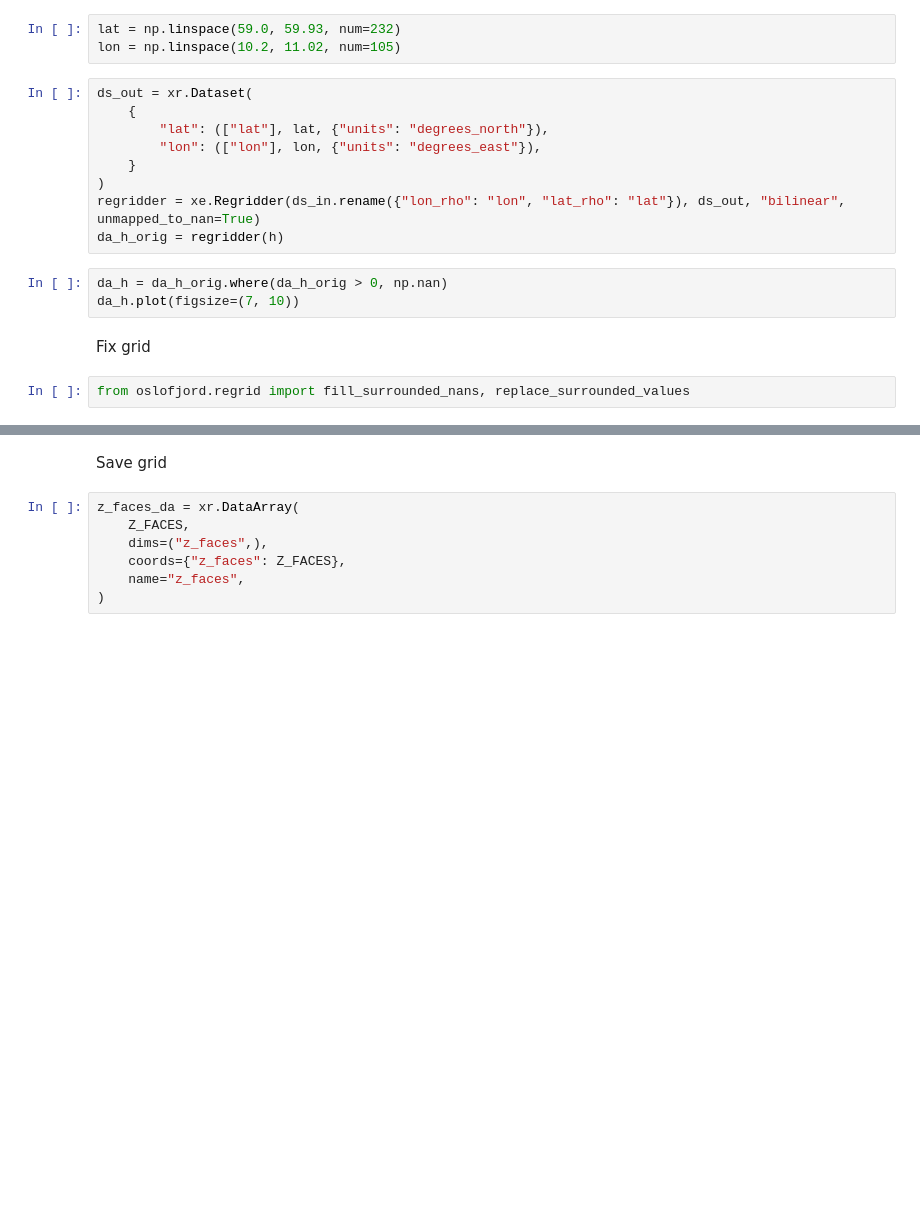
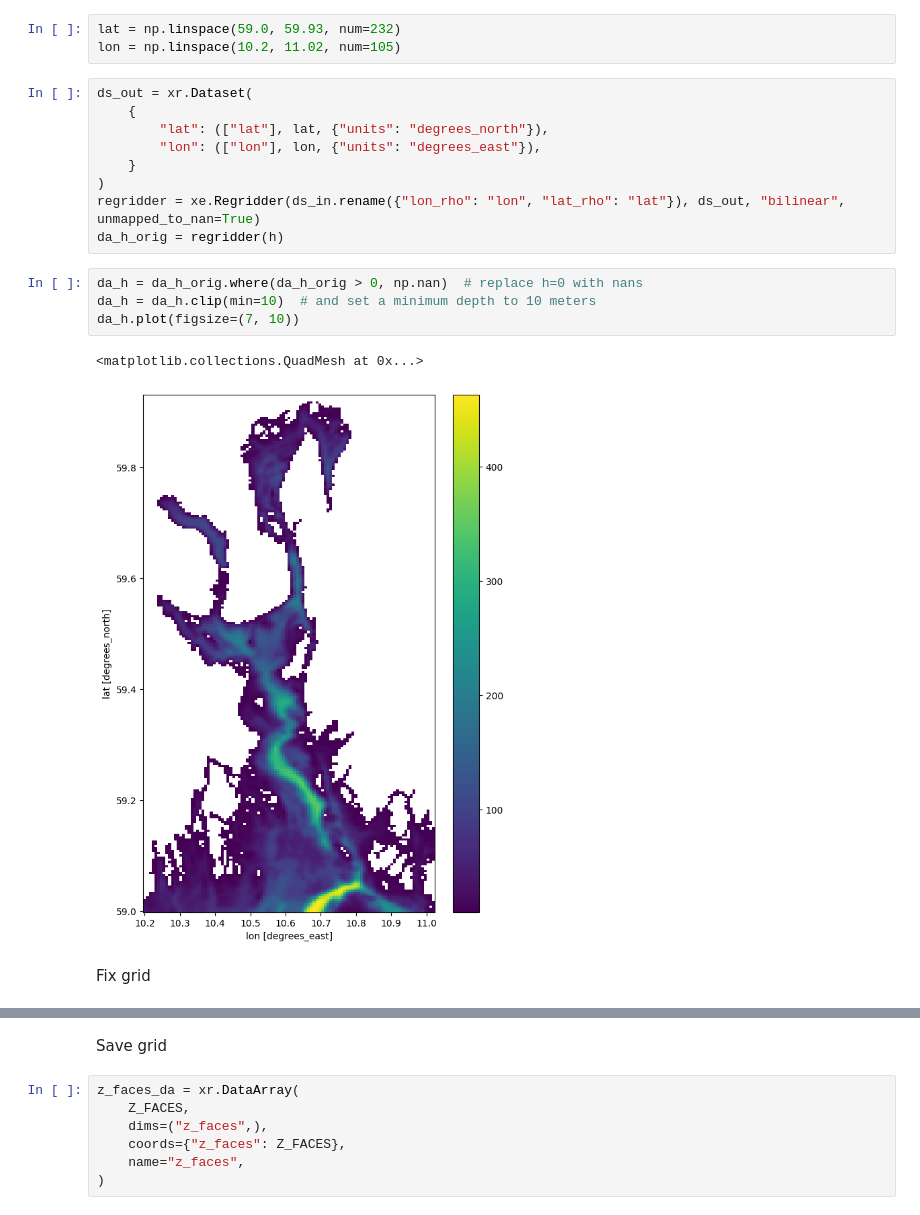
Before and after one commit to NIVANorge/oslofjord-sim, a Jupyter notebook: preprocess/bathymetry.ipynb, the cells around one changed output, grey strips where cells are left out. Drawn from its saved outputs; the diff is of its cells as text; blank space fills up the shorter version.

```diff
--- a/preprocess/bathymetry.ipynb
+++ b/preprocess/bathymetry.ipynb
@@ -59,9 +76,11 @@ ds_out = xr.Dataset(
 regridder = xe.Regridder(ds_in.rename({"lon_rho": "lon", "lat_rho": "lat"}), ds_out, "bilinear", unmapped_to_nan=True)
 da_h_orig = regridder(h)
 # %%
-da_h = da_h_orig.where(da_h_orig > 0, np.nan)
+da_h = da_h_orig.where(da_h_orig > 0, np.nan)  # replace h=0 with nans
+da_h = da_h.clip(min=10)  # and set a minimum depth to 10 meters
 da_h.plot(figsize=(7, 10))
+# %% [output]
+<matplotlib.collections.QuadMesh at 0x...>
+[figure, added]
 # %% [markdown]
 Fix grid
-# %%
-from oslofjord.regrid import fill_surrounded_nans, replace_surrounded_values
```
Also changed, not shown: parts of 9 cells of this notebook, 2 other files.
